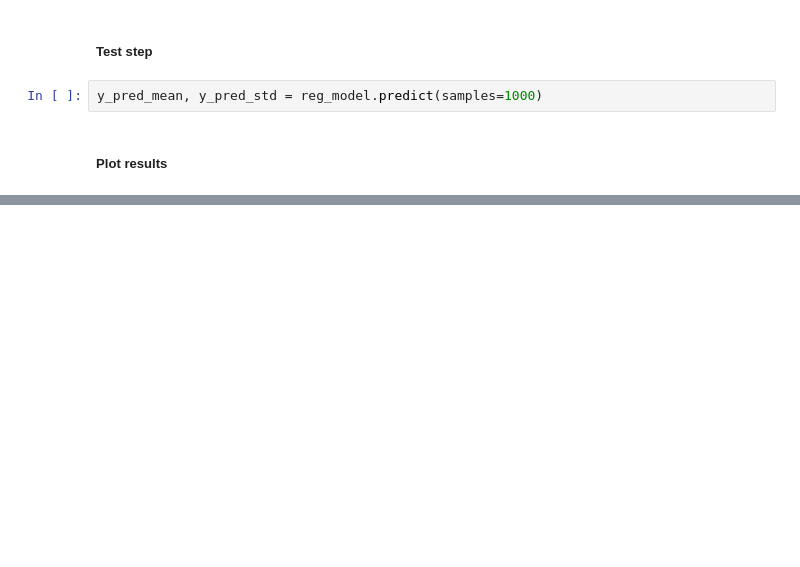
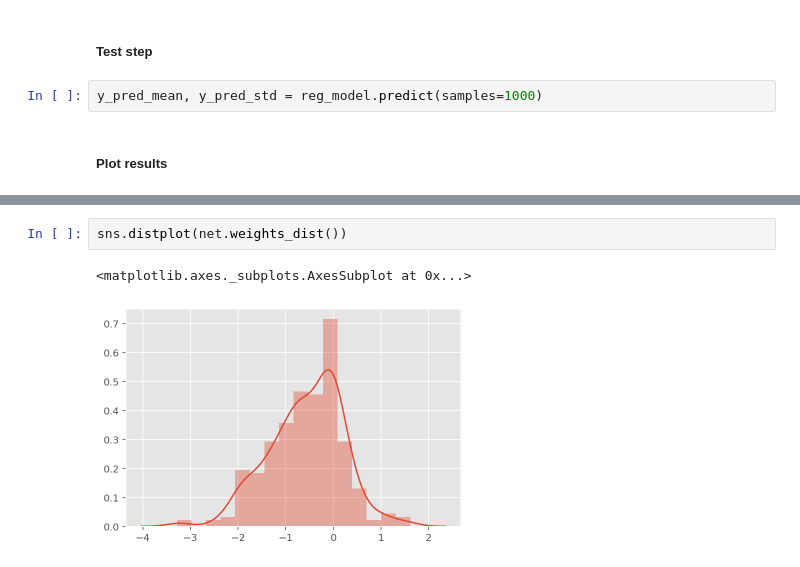
Before and after one commit to WayneDW/MVA_BayesianBackprop, a Jupyter notebook: regression-v2.ipynb, the cells around one changed output, grey strips where cells are left out. Saved outputs shown, nothing was run; the diff lists cells and outputs as text; blank space fills up the shorter version.

```diff
--- a/regression-v2.ipynb
+++ b/regression-v2.ipynb
@@ -156,0 +165,5 @@ plt.show()
+# %%
+sns.distplot(net.weights_dist())
+# %% [output]
+<matplotlib.axes._subplots.AxesSubplot at 0x...>
+[figure, added]
```
Also changed, not shown: parts of 9 cells of this notebook, 7 other files.
